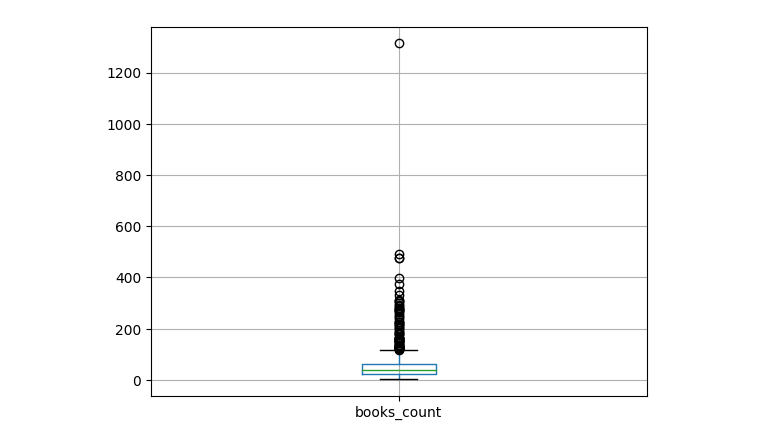
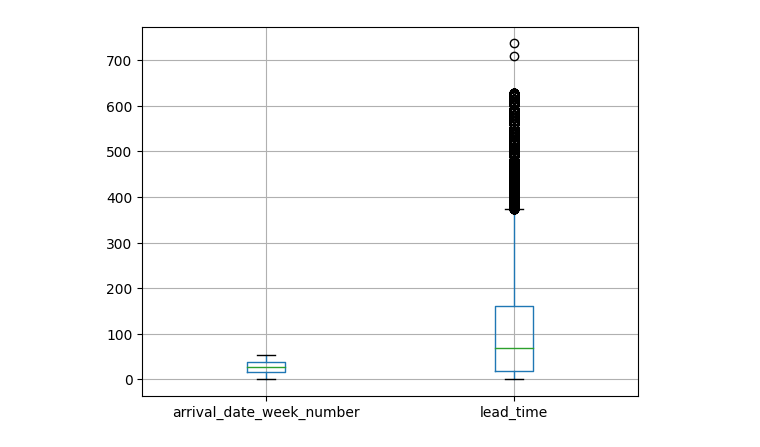
Before and after one commit to wahyusyahputraaaa/DATAMINING, a Jupyter notebook: Tugas_3_Data_Mining.ipynb, the cells around one changed output. Cells and saved outputs as stored; diff of their text form; code cells hidden in the pictures.

```diff
--- a/Tugas_3_Data_Mining.ipynb
+++ b/Tugas_3_Data_Mining.ipynb
@@ -4,6 +4,6 @@
 import pandas as pd
 import numpy as np
 # Importing and Exporting Data
-df = pd.read_csv('/content/drive/MyDrive/Dataset/books.csv')
+df = pd.read_csv('/content/drive/MyDrive/Dataset/hotel_bookings.csv')
 df
 # %% [output]
@@ -58,2 +22,0 @@ dtype: int64
-# %%
-df = df.dropna()
@@ -93,0 +66,6 @@ IQR :  37.0
+# %%
+# Dropping unnnecessart columns atau
+# hapus data yang diperlukan karena keseluruhan data memiliki nilai kosong
+columns_to_drop = ['children', 'country', 'agent', 'company']
+df.drop(columns=columns_to_drop, inplace=True)
+df
@@ -93,0 +86,4 @@ IQR :  37.0
+# %%
+# Menjadikan identifier sebagai index agar memudahkan mengambil sebuah data
+df.set_index('hotel', inplace=True)
+df
@@ -94,6 +155,6 @@ IQR :  37.0
 # %%
 import matplotlib.pyplot as plt
-df.boxplot(column=['books_count'])
+df.boxplot(column=['arrival_date_week_number', 'lead_time'])
 plt.show()
 # %% [output]
-[figure, old version]
+[figure, new version]
```
Also changed, not shown: parts of 23 cells of this notebook.
